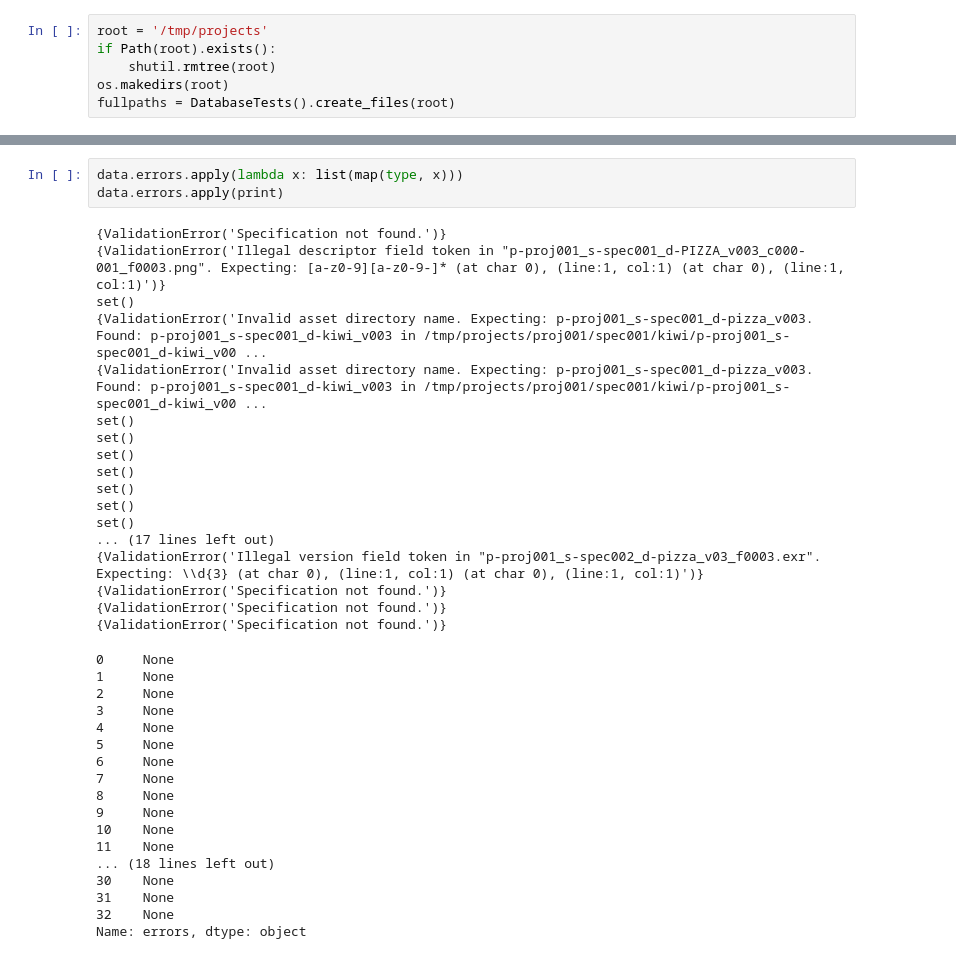
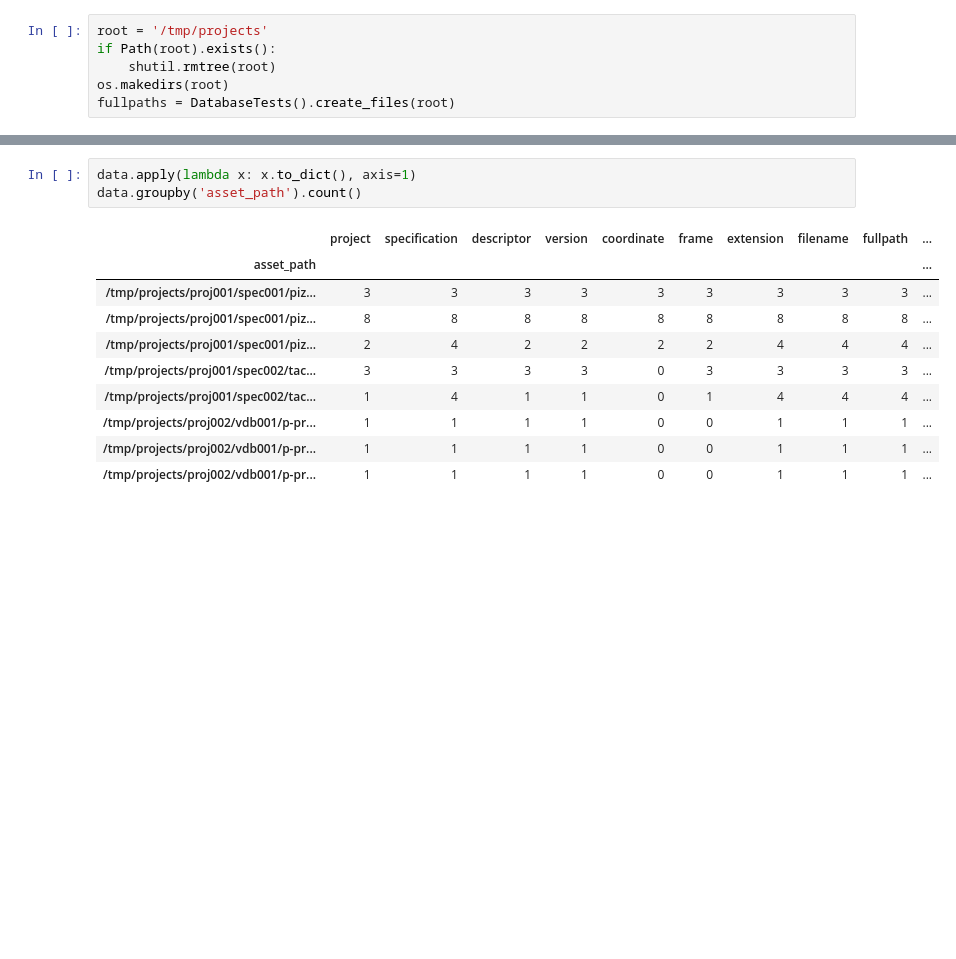
Before and after one commit to theNewFlesh/hidebound, a Jupyter notebook: notebooks/nerve-dev.ipynb, the cells around one changed output, grey strips where cells are left out. Cells and saved outputs as stored; diff of their text form; blank space fills up the shorter version.

```diff
--- a/notebooks/nerve-dev.ipynb
+++ b/notebooks/nerve-dev.ipynb
@@ -74,38 +89,14 @@ data.groupby('asset_name').count()
 # %%
-data.errors.apply(lambda x: list(map(type, x)))
-data.errors.apply(print)
+data.apply(lambda x: x.to_dict(), axis=1)
+data.groupby('asset_path').count()
 # %% [output]
-{ValidationError('Specification not found.')}
-{ValidationError('Illegal descriptor field token in "p-proj001_s-spec001_d-PIZZA_v003_c000-001_f0003.png". Expecting: [a-z0-9][a-z0-9-]* (at char 0), (line:1, col:1) (at char 0), (line:1, col:1)')}
-set()
-{ValidationError('Invalid asset directory name. Expecting: p-proj001_s-spec001_d-pizza_v003. Found: p-proj001_s-spec001_d-kiwi_v003 in /tmp/projects/proj001/spec001/kiwi/p-proj001_s-spec001_d-kiwi_v00 ...
-{ValidationError('Invalid asset directory name. Expecting: p-proj001_s-spec001_d-pizza_v003. Found: p-proj001_s-spec001_d-kiwi_v003 in /tmp/projects/proj001/spec001/kiwi/p-proj001_s-spec001_d-kiwi_v00 ...
-set()
-set()
-set()
-set()
-set()
-set()
-set()
-... (17 lines left out)
-{ValidationError('Illegal version field token in "p-proj001_s-spec002_d-pizza_v03_f0003.exr". Expecting: \\d{3} (at char 0), (line:1, col:1) (at char 0), (line:1, col:1)')}
-{ValidationError('Specification not found.')}
-{ValidationError('Specification not found.')}
-{ValidationError('Specification not found.')}
-0     None
-1     None
-2     None
-3     None
-4     None
-5     None
-6     None
-7     None
-8     None
-9     None
-10    None
-11    None
-... (18 lines left out)
-30    None
-31    None
-32    None
-Name: errors, dtype: object
+|  | project | specification | descriptor | version | coordinate | frame | extension | filename | fullpath | ... |
+| asset_path |  |  |  |  |  |  |  |  |  | ... |
+| /tmp/projects/proj001/spec001/piz... | 3 | 3 | 3 | 3 | 3 | 3 | 3 | 3 | 3 | ... |
+| /tmp/projects/proj001/spec001/piz... | 8 | 8 | 8 | 8 | 8 | 8 | 8 | 8 | 8 | ... |
+| /tmp/projects/proj001/spec001/piz... | 2 | 4 | 2 | 2 | 2 | 2 | 4 | 4 | 4 | ... |
+| /tmp/projects/proj001/spec002/tac... | 3 | 3 | 3 | 3 | 0 | 3 | 3 | 3 | 3 | ... |
+| /tmp/projects/proj001/spec002/tac... | 1 | 4 | 1 | 1 | 0 | 1 | 4 | 4 | 4 | ... |
+| /tmp/projects/proj002/vdb001/p-pr... | 1 | 1 | 1 | 1 | 0 | 0 | 1 | 1 | 1 | ... |
+| /tmp/projects/proj002/vdb001/p-pr... | 1 | 1 | 1 | 1 | 0 | 0 | 1 | 1 | 1 | ... |
+| /tmp/projects/proj002/vdb001/p-pr... | 1 | 1 | 1 | 1 | 0 | 0 | 1 | 1 | 1 | ... |
```
Also changed, not shown: parts of 2 cells of this notebook, 3 other files.
